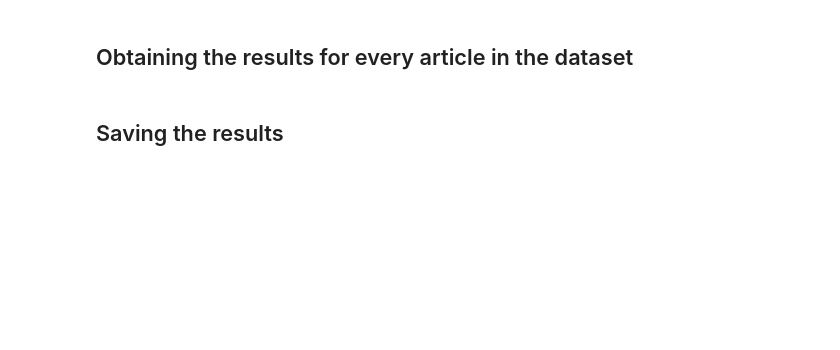
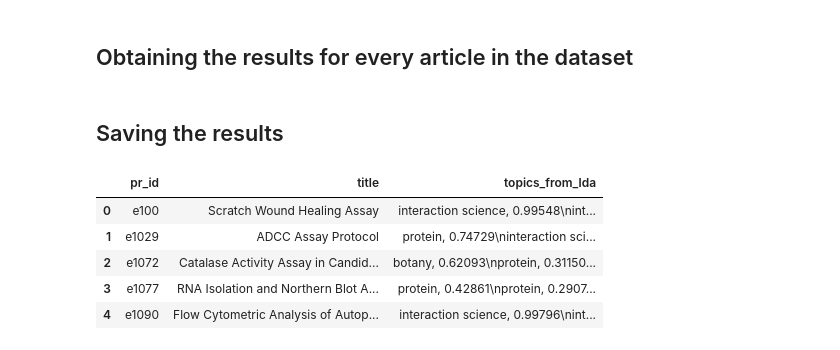
Before and after one commit to weso-edma/hercules-challenge-protocols, a Jupyter notebook: notebooks/4_Topic_Labelling.ipynb, the cells around one changed output. Saved outputs shown, nothing was run; the diff lists cells and outputs as text; code cells hidden in the pictures; blank space fills up the shorter version.

```diff
--- a/notebooks/4_Topic_Labelling.ipynb
+++ b/notebooks/4_Topic_Labelling.ipynb
@@ -244,10 +251,17 @@ results = lda_pipe.transform(protocols)
 # %%
 NEW_COL_NAME = 'topics_from_lda'
 
-pmc_df[NEW_COL_NAME] = ['\n'.join([f"{topic.label}, {topic.score:.5f}" for topic in result])
+df[NEW_COL_NAME] = ['\n'.join([f"{topic.label}, {topic.score:.5f}" for topic in result])
                         for result in results]
-pmc_df.head()
+df.head()
 
-results_df = pmc_df[['id', 'title', NEW_COL_NAME]]
+results_df = df[['pr_id', 'title', NEW_COL_NAME]]
 results_df.head()
+# %% [output]
+|  | pr_id | title | topics_from_lda |
+| 0 | e100 | Scratch Wound Healing Assay | interaction science, 0.99548\nint... |
+| 1 | e1029 | ADCC Assay Protocol | protein, 0.74729\ninteraction sci... |
+| 2 | e1072 | Catalase Activity Assay in Candid... | botany, 0.62093\nprotein, 0.31150... |
+| 3 | e1077 | RNA Isolation and Northern Blot A... | protein, 0.42861\nprotein, 0.2907... |
+| 4 | e1090 | Flow Cytometric Analysis of Autop... | interaction science, 0.99796\nint... |
 # %%
```
Also changed, not shown: parts of 6 cells of this notebook, 7 other files.
